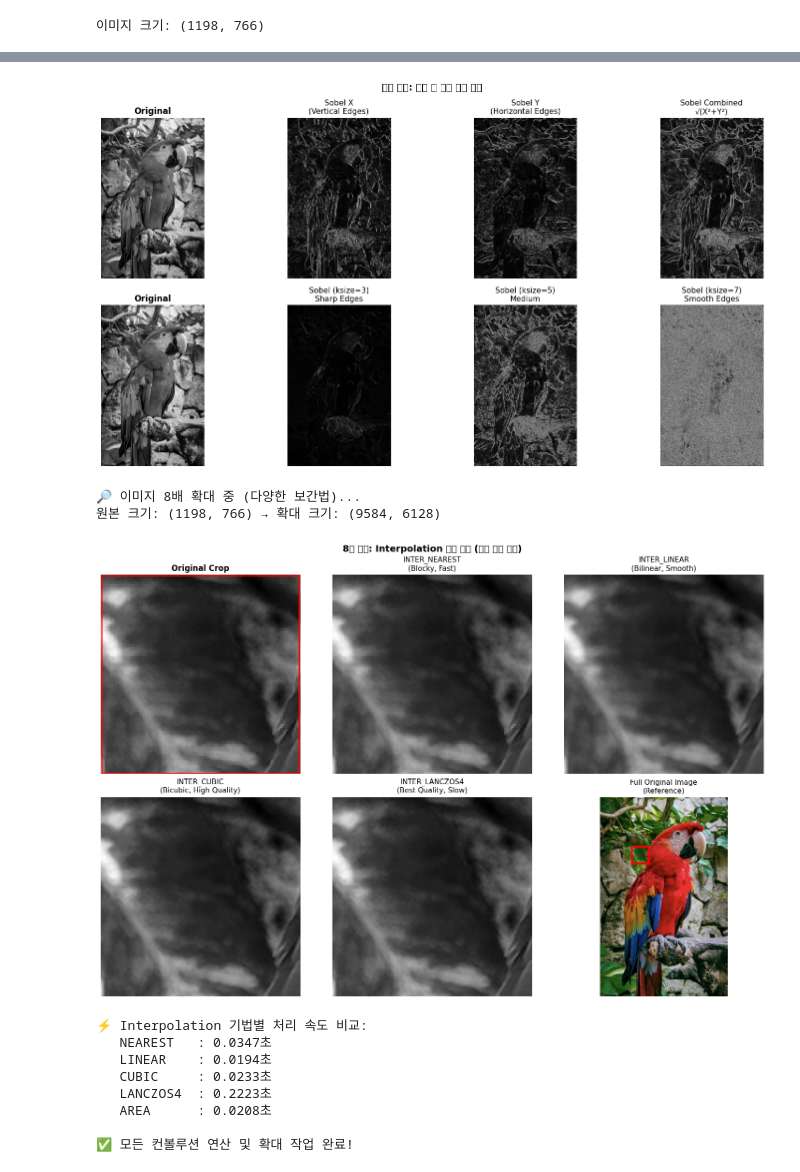
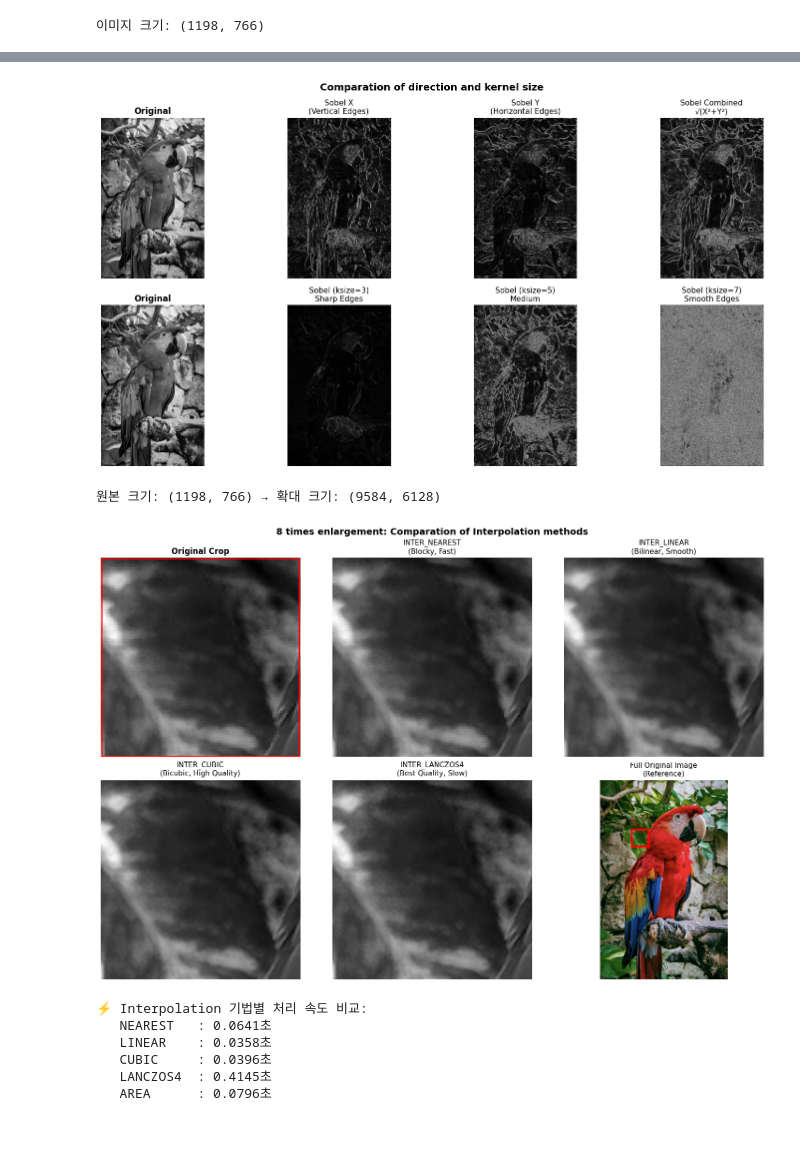
Before and after one commit to sohyun-jang/sohyun-jang, a Jupyter notebook: Computer_Vision/CV_2.ipynb, the cells around one changed output, grey strips where cells are left out. Drawn from its saved outputs; the diff is of its cells as text; code cells hidden in the pictures; blank space fills up the shorter version.

```diff
--- a/Computer_Vision/CV_2.ipynb
+++ b/Computer_Vision/CV_2.ipynb
@@ -179,37 +171,36 @@ plt.show()
 # %%
 # 소벨 필터 방향 및 파라미터 비교
 fig3, axs3 = plt.subplots(2, 4, figsize=(16, 8))
 
 # 첫 번째 행: 방향별 소벨
 axs3[0,0].imshow(gray, cmap='gray')
 axs3[0,0].set_title("Original", fontsize=12, weight='bold')
 axs3[0,1].imshow(sobel_x, cmap='gray')
 axs3[0,1].set_title("Sobel X\n(Vertical Edges)", fontsize=11)
 axs3[0,2].imshow(sobel_y, cmap='gray')
 axs3[0,2].set_title("Sobel Y\n(Horizontal Edges)", fontsize=11)
 axs3[0,3].imshow(sobel_combined, cmap='gray')
 axs3[0,3].set_title("Sobel Combined\n√(X²+Y²)", fontsize=11)
 
 # 두 번째 행: 커널 크기 비교
 axs3[1,0].imshow(gray, cmap='gray')
 axs3[1,0].set_title("Original", fontsize=12, weight='bold')
 axs3[1,1].imshow(sobel_k3, cmap='gray')
 axs3[1,1].set_title("Sobel (ksize=3)\nSharp Edges", fontsize=11)
 axs3[1,2].imshow(sobel_k5, cmap='gray')
 axs3[1,2].set_title("Sobel (ksize=5)\nMedium", fontsize=11)
 axs3[1,3].imshow(sobel_k7, cmap='gray')
 axs3[1,3].set_title("Sobel (ksize=7)\nSmooth Edges", fontsize=11)
 
 for ax in axs3.ravel():
     ax.axis('off')
-plt.suptitle("소벨 필터: 방향 및 커널 크기 비교", fontsize=14, weight='bold', y=0.98)
+plt.suptitle("Comparation of direction and kernel size", fontsize=14, weight='bold', y=0.98)
 plt.tight_layout()
 plt.show()
 # %% [output]
-[figure, old version]
+[figure, new version]
 # %%
 # 영상 8배 확대 - 다양한 Interpolation 기법
-print("\n🔎 이미지 8배 확대 중 (다양한 보간법)...")
 
 # 원본 이미지 크기
 h, w = gray.shape
@@ -234,7 +225,6 @@ crop_linear = linear[crop_y*8:crop_y*8+crop_h*8, crop_x*8:crop_x*8+crop_w*8]
 crop_cubic = cubic[crop_y*8:crop_y*8+crop_h*8, crop_x*8:crop_x*8+crop_w*8]
 crop_lanczos = lanczos[crop_y*8:crop_y*8+crop_h*8, crop_x*8:crop_x*8+crop_w*8]
 # %% [output]
-🔎 이미지 8배 확대 중 (다양한 보간법)...
 원본 크기: (1198, 766) → 확대 크기: (9584, 6128)
 # %%
 # Interpolation 비교 시각화
@@ -263,11 +253,11 @@ axs4[1,2].add_patch(plt.Rectangle((crop_x, crop_y), crop_w, crop_h, fill=False,
 for ax in axs4.ravel():
     ax.axis('off')
 
-plt.suptitle("8배 확대: Interpolation 기법 비교 (빨간 영역 확대)", fontsize=14, weight='bold', y=0.98)
+plt.suptitle("8 times enlargement: Comparation of Interpolation methods", fontsize=14, weight='bold', y=0.98)
 plt.tight_layout()
 plt.show()
 # %% [output]
-[figure, old version]
+[figure, new version]
 # %%
 # 속도 비교
 print("\n⚡ Interpolation 기법별 처리 속도 비교:")
@@ -285,15 +275,11 @@ for name, method in methods.items():
     _ = cv.resize(gray, new_size, interpolation=method)
     elapsed = time.time() - start
     print(f"   {name:10s}: {elapsed:.4f}초")
-
-print("\n✅ 모든 컨볼루션 연산 및 확대 작업 완료!")
 # %% [output]
 ⚡ Interpolation 기법별 처리 속도 비교:
-   NEAREST   : 0.0347초
-   LINEAR    : 0.0194초
-   CUBIC     : 0.0233초
-   LANCZOS4  : 0.2223초
-   AREA      : 0.0208초
-
-✅ 모든 컨볼루션 연산 및 확대 작업 완료!
+   NEAREST   : 0.0641초
+   LINEAR    : 0.0358초
+   CUBIC     : 0.0396초
+   LANCZOS4  : 0.4145초
+   AREA      : 0.0796초
 # %%
```
Also changed, not shown: parts of 7 cells of this notebook.
